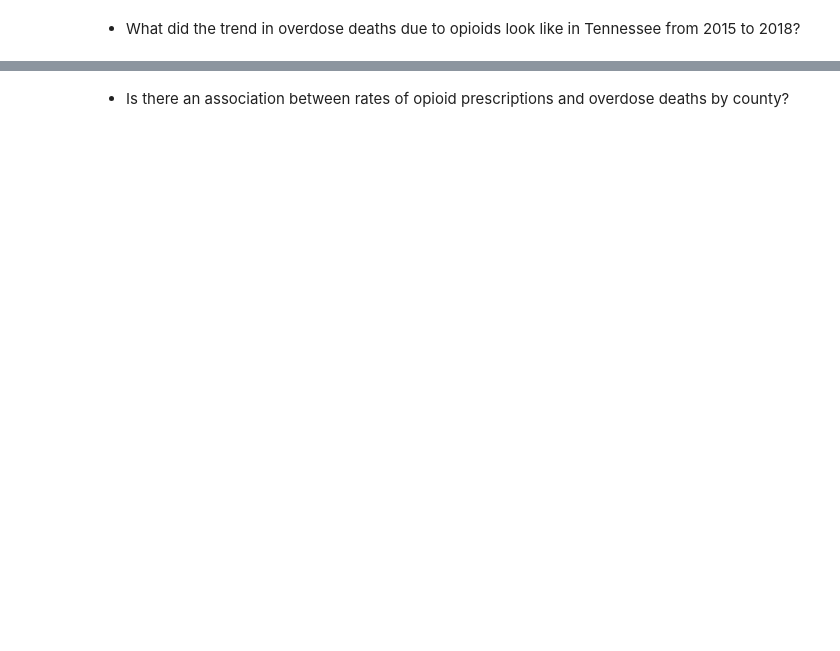
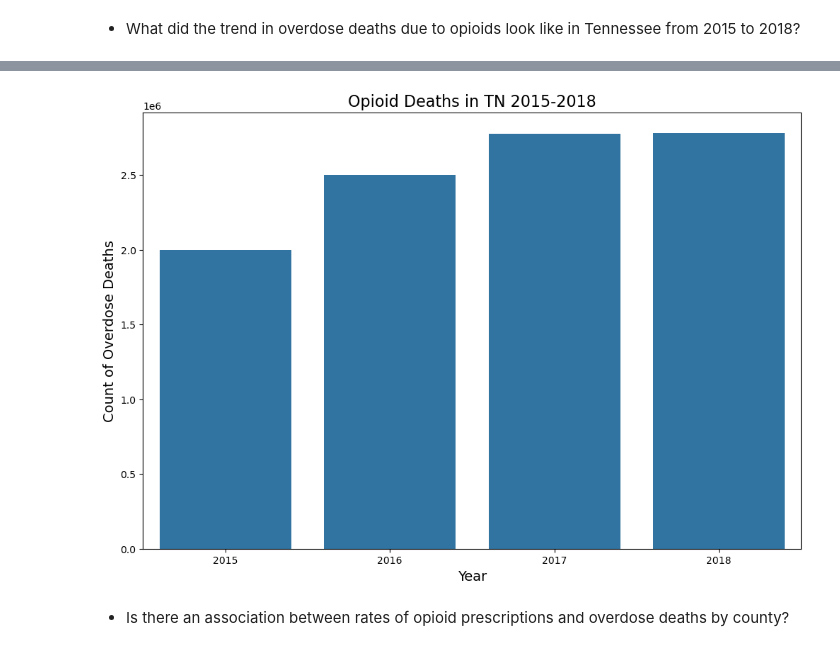
Before and after one commit to NSS-Data-Analytics-Cohort-12/prescribers-python-da12-v2-90-jen, a Jupyter notebook: notebooks/prescribers.ipynb, the cells around one changed output, grey strips where cells are left out. Cells and saved outputs as stored; diff of their text form; code cells hidden in the pictures; blank space fills up the shorter version.

```diff
--- a/notebooks/prescribers.ipynb
+++ b/notebooks/prescribers.ipynb
@@ -100,0 +146,8 @@ opioid_prescribers_TN_df.head()
+# %%
+od_deaths_trend_query = "SELECT overdose_deaths.year as year, sum(overdose_deaths) as overdoses FROM drug JOIN prescription USING(drug_name) JOIN prescriber ON prescription.npi = prescriber.npi JOIN zip_fips ON prescriber.nppes_provider_zip5 = zip_fips.zip JOIN cbsa USING(fipscounty) JOIN fips_county USING(fipscounty) JOIN overdose_deaths ON fips_county.fipscounty::INTEGER = overdose_deaths.fipscounty WHERE drug.opioid_drug_flag = 'Y' AND prescriber.nppes_provider_state = 'TN' GROUP BY year"
+
+
+with engine.connect() as connection:
+    od_deaths_trend_df = pd.read_sql(text(od_deaths_trend_query), con = connection)
+
+od_deaths_trend_df.head()
@@ -101,2 +160,19 @@ opioid_prescribers_TN_df.head()
+# %%
+# Plotting the data using seaborn's barplot
+plt.figure(figsize=(12, 8))
+sns.barplot(x='year', y='overdoses', data=od_deaths_trend_df)
+
+# Add title and labels
+plt.title('Opioid Deaths in TN 2015-2018', fontsize=16)
+plt.xlabel('Year', fontsize=14)
+plt.ylabel('Count of Overdose Deaths', fontsize=14)
+
+# Remove the legend (because each bar is a different county and we don't need a legend for it)
+# plt.legend([],[], frameon=False)
+
+# Show the plot
+plt.show()
+# %% [output]
+[figure, added]
 # %% [markdown]
 * Is there an association between rates of opioid prescriptions and overdose deaths by county?
```
Also changed, not shown: parts of 10 cells of this notebook.
